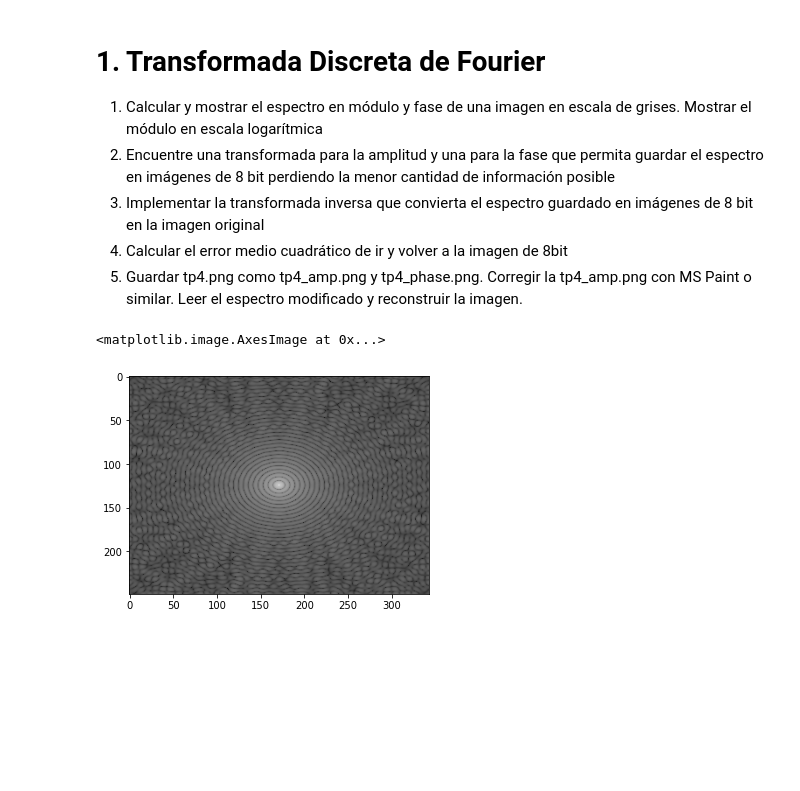
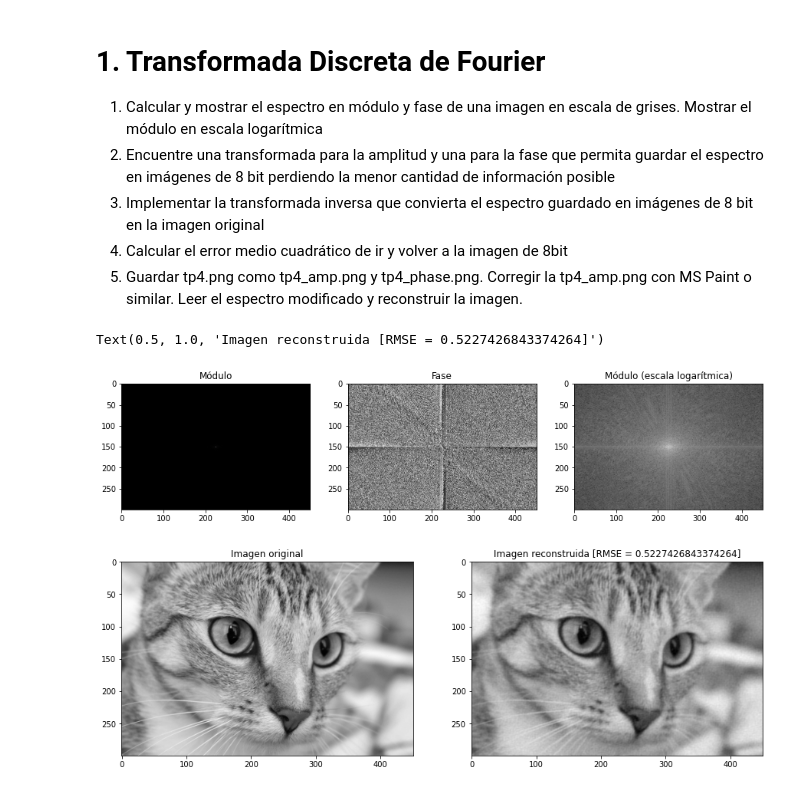
Before and after one commit to juliangutierrez-uns/PDI, a Jupyter notebook: practico_4.ipynb, the cells around one changed output. Saved outputs shown, nothing was run; the diff lists cells and outputs as text; code cells hidden in the pictures; blank space fills up the shorter version.

```diff
--- a/practico_4.ipynb
+++ b/practico_4.ipynb
@@ -42,3 +42,68 @@ axes[1].imshow(img, 'gray')
 # %%
 # fooplot
 # np.fft.fft2 help
+
+def fft(img):
+    N, M = img.shape
+    X = np.fft.fftshift(np.fft.fft2(img)) * 1/(M*N)
+    Xm = np.abs(X)
+    Xp = np.angle(X)
+
+    return Xm, Xp
+
+def transform(img):
+    Xm, Xp = fft(img)
+
+    ## diferentes transformaciones
+    #Xm = np.log10(25*Xm + 1)
+    Xm = np.log10(100*Xm + 1)/2
+    #Xm = Xm**(1/4)
+
+    Xp = (Xp + np.pi)
+
+    Xm = (Xm - Xm.min()) / (Xm.max() - Xm.min()) * 255
+    Xp = (Xp - Xp.min()) / (Xp.max() - Xp.min()) * 255
+
+    return Xm, Xp
+
+
+def inverse_transform(Xm, Xp, shape):
+
+    X = (10**(Xm*2)- 1) / 100 * np.exp(1j * ((Xp * (2*np.pi)) - np.pi))
+    #X = (Xm**4)* np.exp(1j * ((Xp * (2*np.pi)) - np.pi))
+
+    img = np.fft.ifft2(np.fft.ifftshift(X)) * shape
+
+    return  np.abs(img)
+
+# fft
+Xm, Xp = fft(img)
+#plots
+_, axes = plt.subplots(1, 3, figsize=(15,5))
+axes[0].imshow(Xm, 'gray')
+axes[0].set_title('Módulo')
+axes[1].imshow(Xp, 'gray')
+axes[1].set_title('Fase')
+axes[2].imshow(np.log10(Xm), 'gray') # escala logarítmica
+axes[2].set_title('Módulo (escala logarítmica)')
+
+# transformada de espectros
+Xm, Xp = transform(img)
+imageio.imsave('chelsea_mod.png', Xm.astype(np.uint8))
+imageio.imsave('chelsea_phase.png', Xp.astype(np.uint8))
+
+N, M = img.shape
+# reconstruyo imagen
+Xm = imageio.imread('chelsea_mod.png')/255
+Xp = imageio.imread('chelsea_phase.png')/255
+img_reconstruida = inverse_transform(Xm, Xp, M*N)
+
+_, axes = plt.subplots(1, 2, figsize=(15,5))
+axes[0].imshow(img, 'gray')
+axes[0].set_title('Imagen original')
+axes[1].imshow(img_reconstruida, 'gray')
+axes[1].set_title('Imagen reconstruida [RMSE = ' + str(rmse(img,img_reconstruida)) + ']')
+# %% [output]
+Text(0.5, 1.0, 'Imagen reconstruida [RMSE = 0.5227426843374264]')
+[figure, added]
+[figure, added]
@@ -55,5 +109,0 @@ Xm = Xm/Xm.max()
-# %%
-plt.imshow(Xm, 'gray')
-# %% [output]
-<matplotlib.image.AxesImage at 0x...>
-[figure, removed]
```
Also changed, not shown: parts of 6 cells of this notebook, 7 other files.
